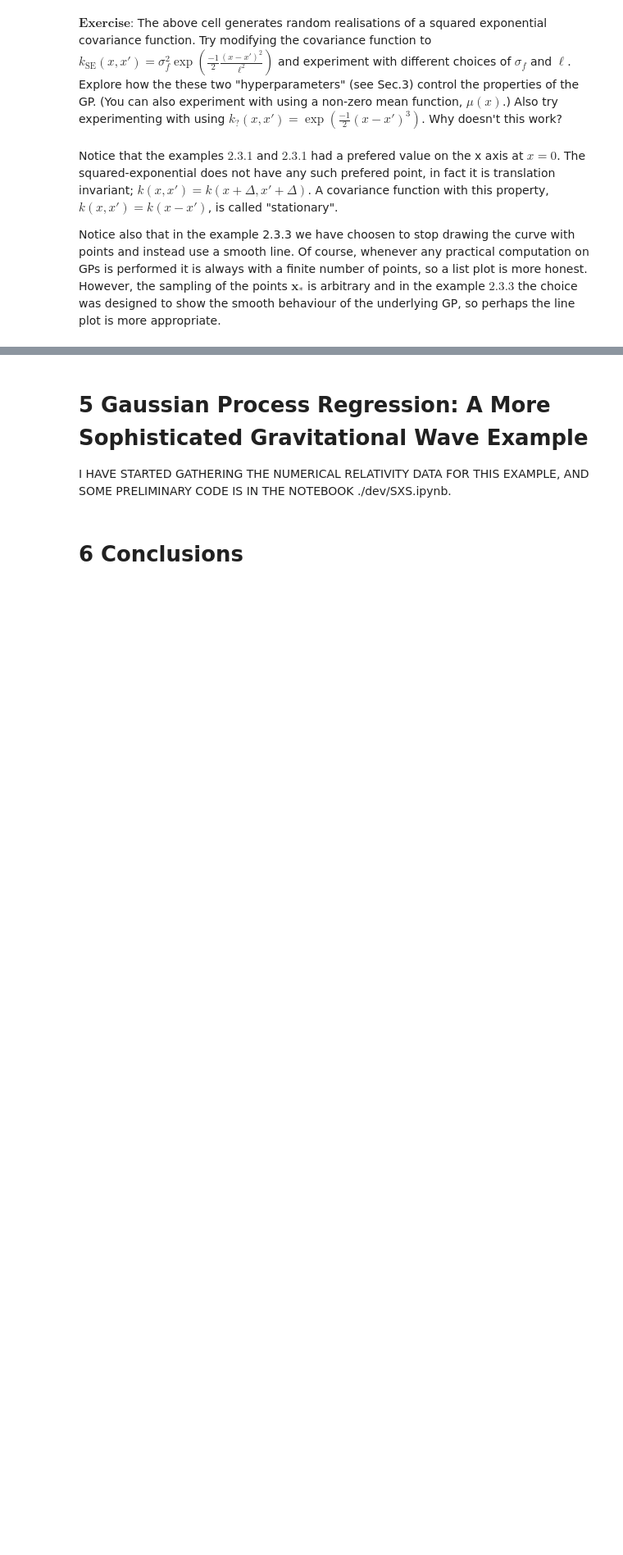
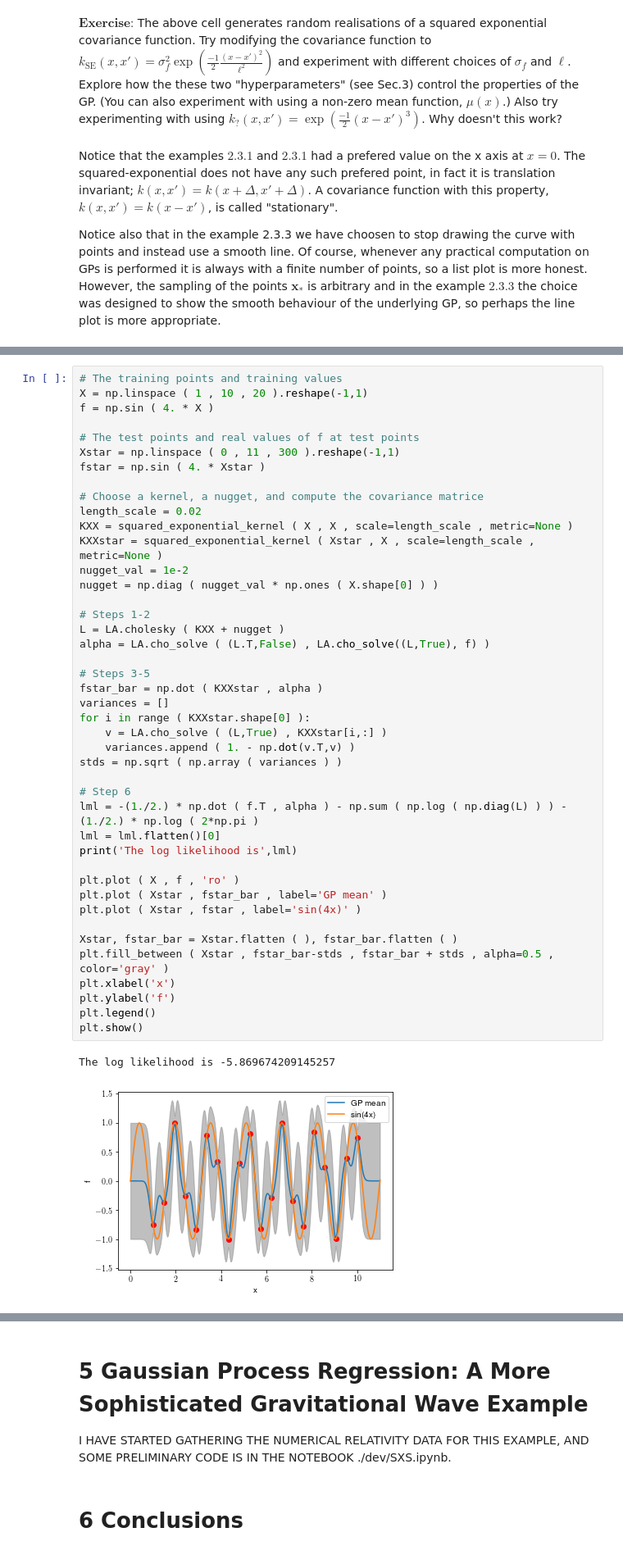
Before and after one commit to stasbabak/GPR_Chris_Zoheyr, a Jupyter notebook: dev/Notes.ipynb, the cells around one changed output, grey strips where cells are left out. Shown at 82% size. Drawn from its saved outputs; the diff is of its cells as text; blank space fills up the shorter version.

```diff
--- a/dev/Notes.ipynb
+++ b/dev/Notes.ipynb
@@ -303,0 +562,46 @@ CHRIS, I will write some notes on the smoothness properties of covariance functi
+# %%
+# The training points and training values
+X = np.linspace ( 1 , 10 , 20 ).reshape(-1,1)
+f = np.sin ( 4. * X )
+
+# The test points and real values of f at test points
+Xstar = np.linspace ( 0 , 11 , 300 ).reshape(-1,1)
+fstar = np.sin ( 4. * Xstar )
+
+# Choose a kernel, a nugget, and compute the covariance matrice
+length_scale = 0.02
+KXX = squared_exponential_kernel ( X , X , scale=length_scale , metric=None )
+KXXstar = squared_exponential_kernel ( Xstar , X , scale=length_scale , metric=None )
+nugget_val = 1e-2
+nugget = np.diag ( nugget_val * np.ones ( X.shape[0] ) )
+
+# Steps 1-2
+L = LA.cholesky ( KXX + nugget )
+alpha = LA.cho_solve ( (L.T,False) , LA.cho_solve((L,True), f) )
+
+# Steps 3-5
+fstar_bar = np.dot ( KXXstar , alpha )
+variances = []
+for i in range ( KXXstar.shape[0] ):
+    v = LA.cho_solve ( (L,True) , KXXstar[i,:] )
+    variances.append ( 1. - np.dot(v.T,v) )
+stds = np.sqrt ( np.array ( variances ) )
+
+# Step 6
+lml = -(1./2.) * np.dot ( f.T , alpha ) - np.sum ( np.log ( np.diag(L) ) ) - (1./2.) * np.log ( 2*np.pi )
+lml = lml.flatten()[0]
+print('The log likelihood is',lml)
+
+plt.plot ( X , f , 'ro' )
+plt.plot ( Xstar , fstar_bar , label='GP mean' )
+plt.plot ( Xstar , fstar , label='sin(4x)' )
+
+Xstar, fstar_bar = Xstar.flatten ( ), fstar_bar.flatten ( )
+plt.fill_between ( Xstar , fstar_bar-stds , fstar_bar + stds , alpha=0.5 , color='gray' )
+plt.xlabel('x')
+plt.ylabel('f')
+plt.legend()
+plt.show()
+# %% [output]
+The log likelihood is -5.869674209145257
+[figure, added]
```
Also changed, not shown: parts of 36 cells of this notebook.
